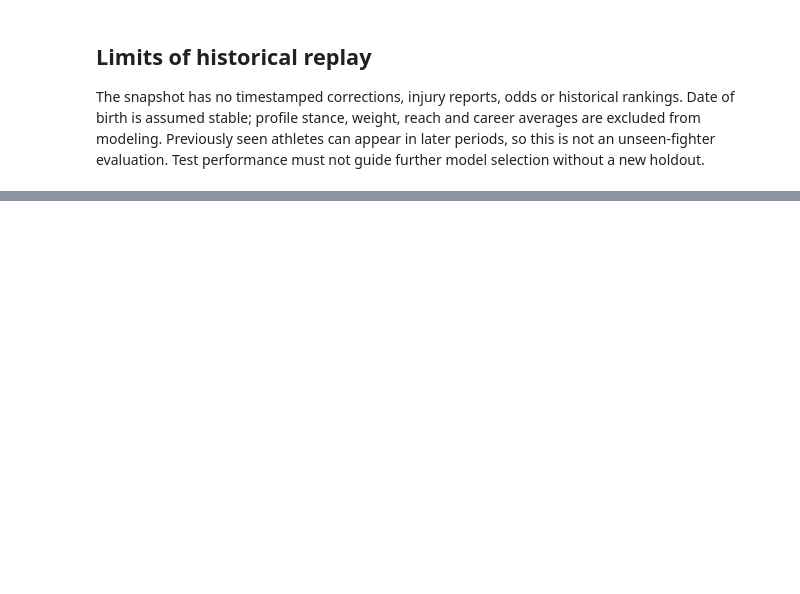
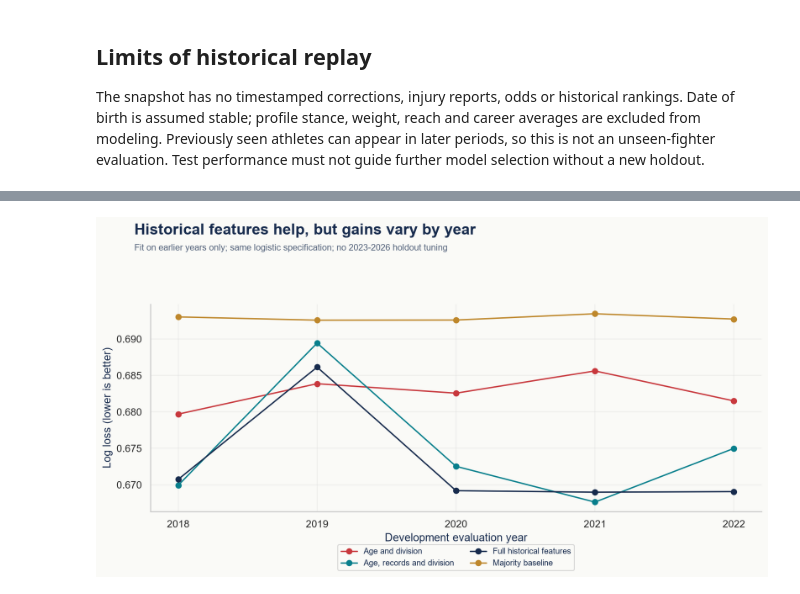
Before and after one commit to DQuanBui/UFC_Fights_Analysis, a Jupyter notebook: notebooks/08_machine_learning.ipynb, the cells around one changed output, grey strips where cells are left out. Cells and saved outputs as stored; diff of their text form; code cells hidden in the pictures; blank space fills up the shorter version.

```diff
--- a/notebooks/08_machine_learning.ipynb
+++ b/notebooks/08_machine_learning.ipynb
@@ -244,0 +194,5 @@ display(deep_tables['deep_paired_model_gain'])
+# %%
+from src.research_visualization import research_chart
+show(research_chart('08'))
+# %% [output]
+[figure, added]
```
Also changed, not shown: parts of 14 cells of this notebook, 24 other files.
